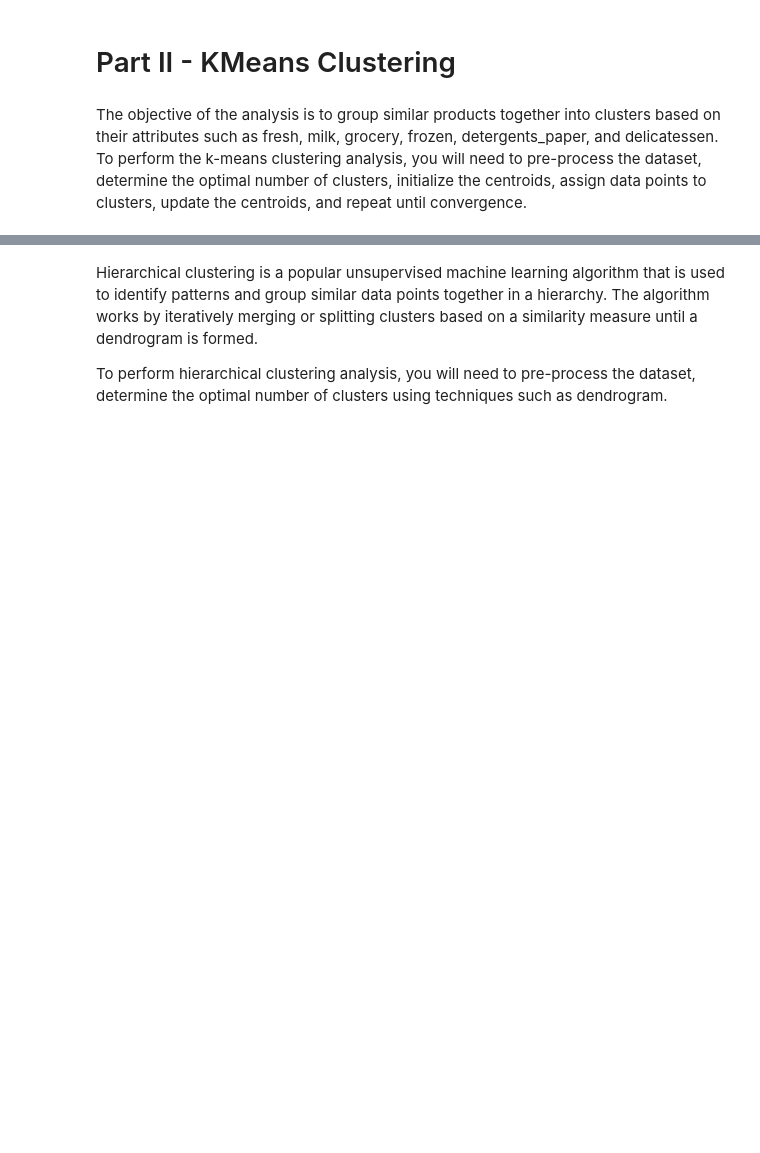
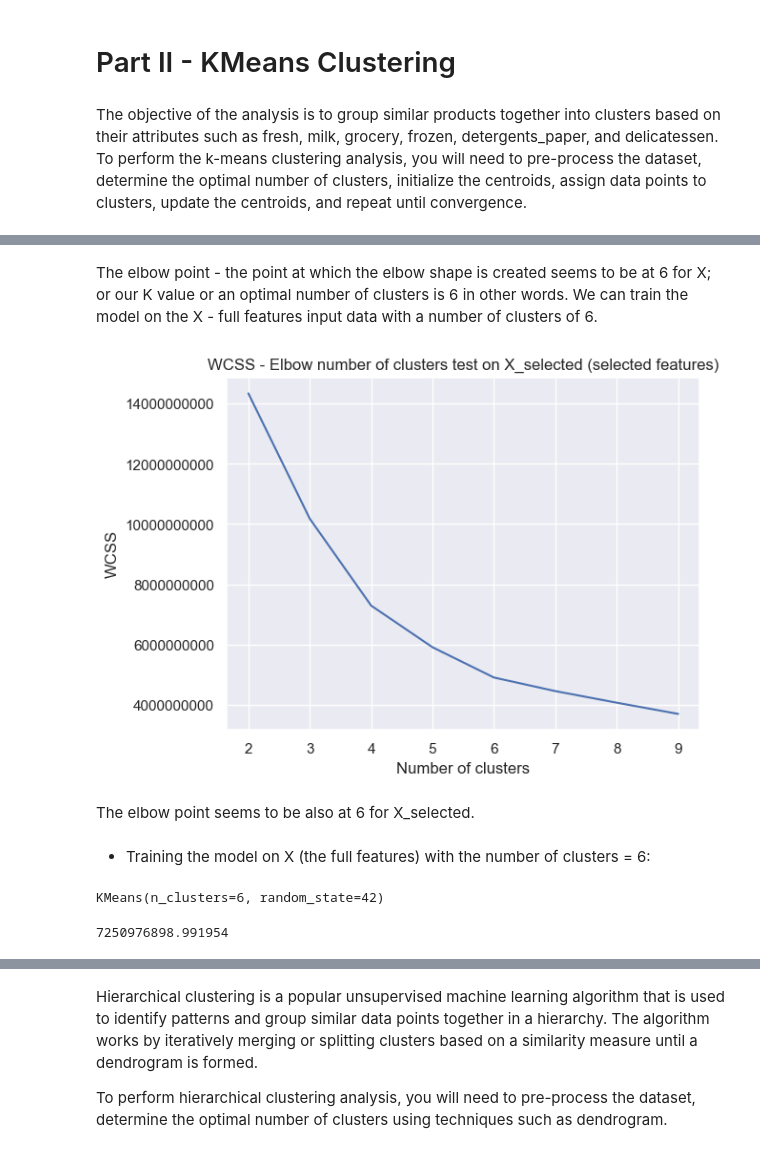
Before and after one commit to TeeNguyenDA/Wholesale-Data-Unsupervised-Learning, a Jupyter notebook: Unsupervised Learning - Project.ipynb, the cells around one changed output, grey strips where cells are left out. Drawn from its saved outputs; the diff is of its cells as text; code cells hidden in the pictures; blank space fills up the shorter version.

```diff
--- a/Unsupervised Learning - Project.ipynb
+++ b/Unsupervised Learning - Project.ipynb
@@ -579,4 +632,0 @@ X_milk
-# %%
-# Seperate a 'X_selected' features set without the 'Channel' and 'Milk' column
-X_selected = X.drop(columns=['Channel', 'Milk'])
-X_selected
@@ -697,0 +730,36 @@ The objective of the analysis is to group similar products together into cluster
+# %% [markdown]
+The elbow point - the point at which the elbow shape is created seems to be at 6 for X; or our K value or an optimal number of clusters is 6 in other words. We can train the model on the X - full features input data with a number of clusters of 6.
+# %%
+# On the 'X_selected' with selected features set:
+
+# Using the elbow method to find the optimal number of clusters elbow = [] for i in range(2, 10) on the 'X_selected' with selected features set:
+elbow_wcss_selected = []
+
+for i in range(2, 10):
+    kmeans = KMeans(n_clusters = i, init = 'k-means++', random_state = 42)
+    kmeans.fit(X_selected)
+    elbow_wcss_selected.append(kmeans.inertia_)
+
+# Plot the WCSS - Within-Cluster Sum of Square distances inside the cluster to find a number of clusters which minimizes WCSS
+plt.plot(range(2, 10), elbow_wcss_selected)
+plt.title('WCSS - Elbow number of clusters test on X_selected (selected features)')
+plt.xlabel('Number of clusters')
+plt.ylabel('WCSS')
+plt.ticklabel_format(useOffset=False, style='plain')
+plt.show()
+# %% [output]
+[figure, added]
+# %% [markdown]
+The elbow point seems to be also at 6 for X_selected.
+# %% [markdown]
+* Training the model on X (the full features) with the number of clusters = 6:
+# %%
+# Run K-means model on the 'X' full feature set:
+kmeans1 = KMeans(n_clusters = 6, init = "k-means++", random_state = 42)
+kmeans1.fit(X)
+# %% [output]
+KMeans(n_clusters=6, random_state=42)
+# %%
+kmeans1.inertia_
+# %% [output]
+7250976898.991954
```
Also changed, not shown: parts of 94 cells of this notebook, 1 other file.
